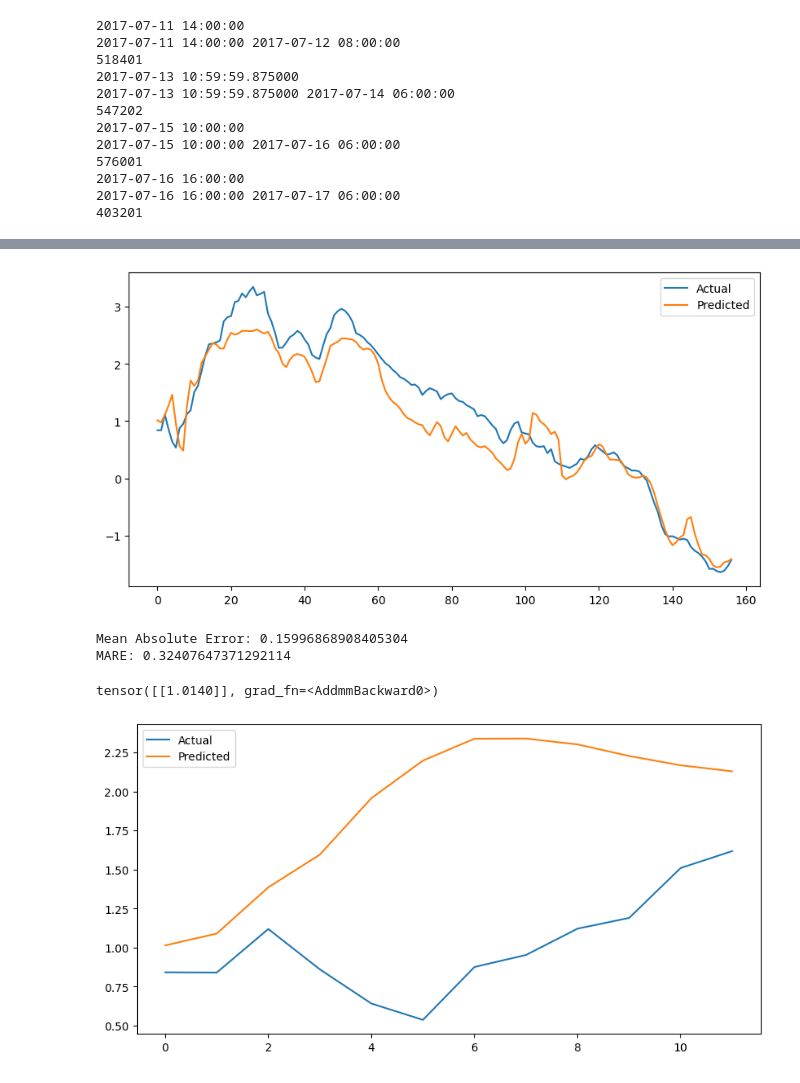
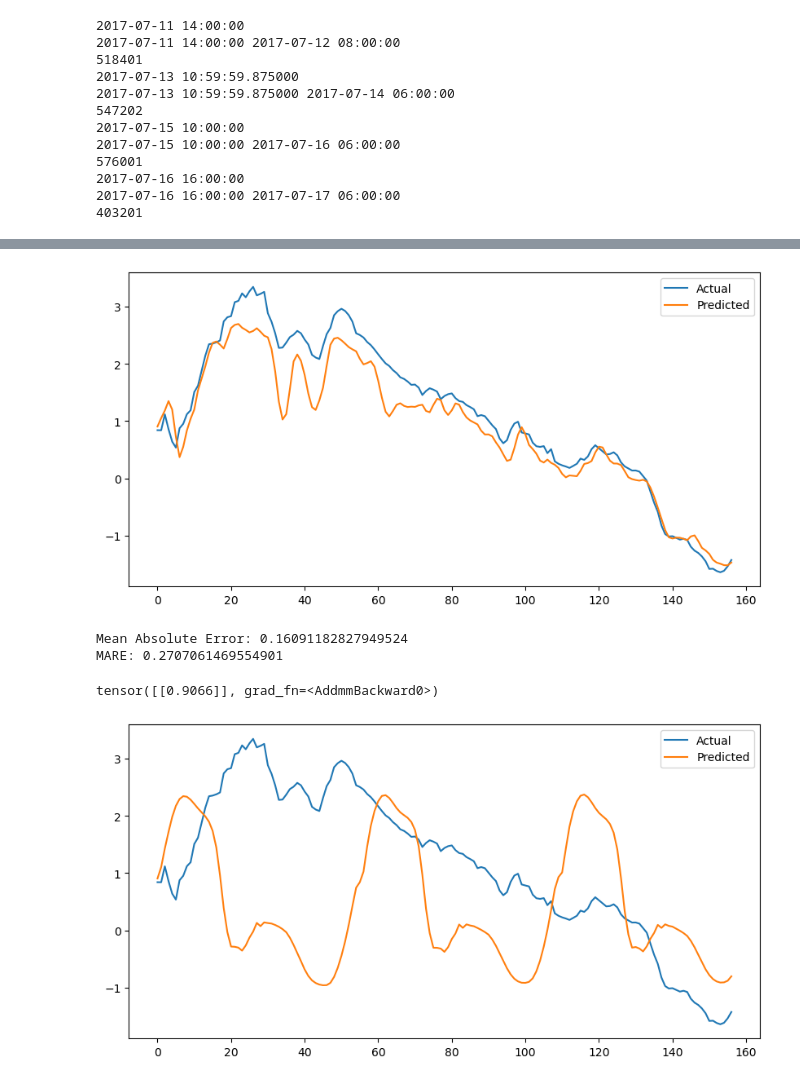
Before and after one commit to rzv09/smores_proj, a Jupyter notebook: src/model_avg.ipynb, the cells around one changed output, grey strips where cells are left out. Drawn from its saved outputs; the diff is of its cells as text; code cells hidden in the pictures.

```diff
--- a/src/model_avg.ipynb
+++ b/src/model_avg.ipynb
@@ -200,7 +200,7 @@ class LSTMModel(nn.Module):
 
 # Model parameters
 input_dim = 1
-hidden_dim = 275
+hidden_dim = 200
 num_layers = 2
 output_dim = 1
 
@@ -368,40 +368,40 @@ plt.plot(y_pred_test.numpy(), label="Predicted")
 plt.legend()
 plt.savefig('model123_avg_fl')
 # %% [output]
-[figure, old version]
+[figure, new version]
 # %%
 mae = criterion3(y_pred_test, test_tensor_labels4)
 print(f'Mean Absolute Error: {mae.item()}')
 print(f'MARE: {MARE(y_pred_test, test_tensor_labels4)}')
 # %% [output]
-Mean Absolute Error: 0.15996868908405304
-MARE: 0.32407647371292114
+Mean Absolute Error: 0.16091182827949524
+MARE: 0.2707061469554901
 # %%
 window = test_tensor_seq4.clone()[0]
 average_model(window.unsqueeze(0))
 # %% [output]
-tensor([[1.0140]], grad_fn=<AddmmBackward0>)
+tensor([[0.9066]], grad_fn=<AddmmBackward0>)
 # %%
 # Sequence prediction
 average_model.eval()
-N_steps = 12
+N_steps = 157
 window = test_tensor_seq4.clone()[0]
 predictions = []
 with torch.no_grad():
     for _ in range(N_steps):
         next_step_pred = average_model(window.unsqueeze(0))
         # shift window by one
         window = window[1:, :]
         # append prediction
         window = torch.cat((window, next_step_pred))
         # print(next_step_pred.shape)
         predictions.append(next_step_pred.squeeze(0))
 
 # Plot test predictions
 plt.figure(figsize=(10, 5))
 plt.plot(test_tensor_labels4.numpy()[:N_steps], label="Actual")
 plt.plot(predictions, label="Predicted")
 plt.legend()
 plt.savefig('small_seq_model123_avg_fl')
 # %% [output]
-[figure, old version]
+[figure, new version]
```
Also changed, not shown: parts of 3 cells of this notebook, 3 other files.
